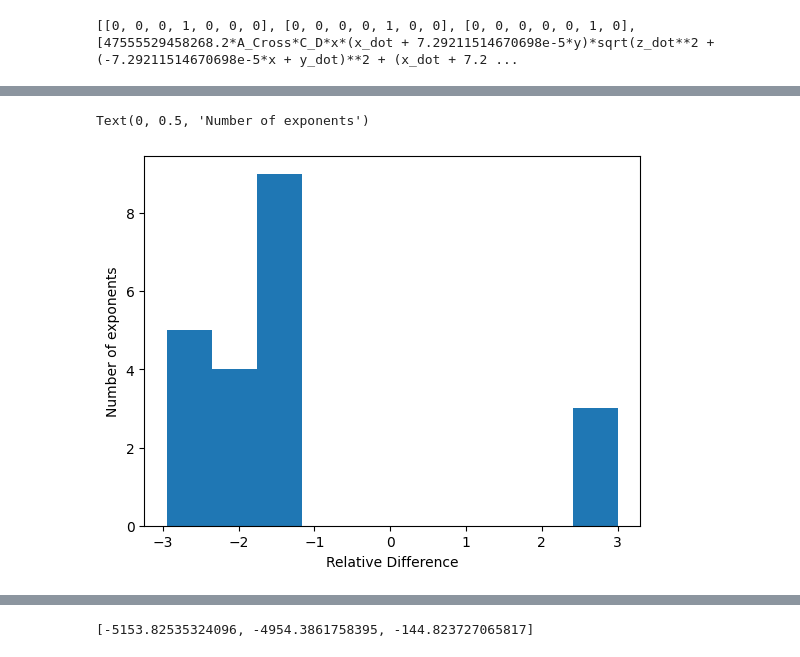
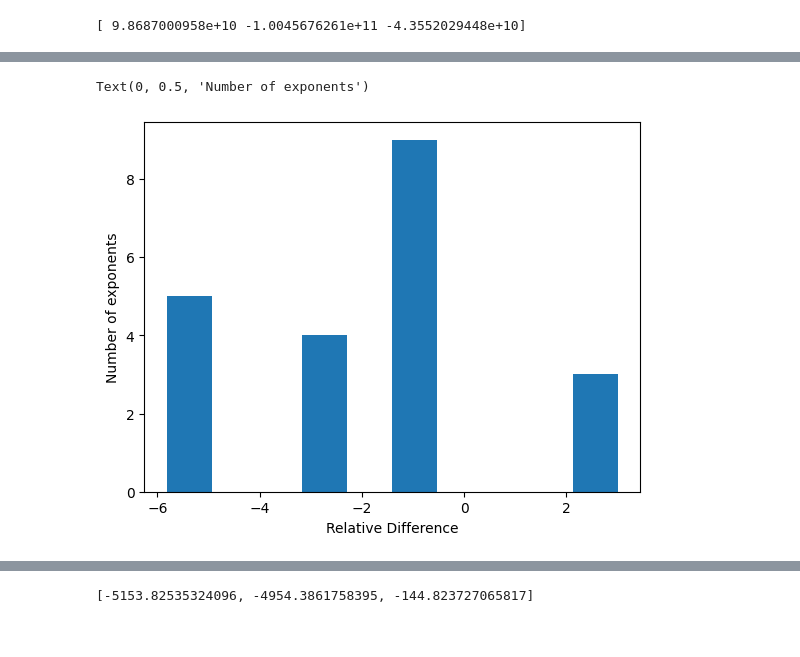
Before and after one commit to capitalts/Method-of-Orbit-Determination, a Jupyter notebook: Hw5/HW5.ipynb, the cells around one changed output, grey strips where cells are left out. Drawn from its saved outputs; the diff is of its cells as text; code cells hidden in the pictures.

```diff
--- a/Hw5/HW5.ipynb
+++ b/Hw5/HW5.ipynb
@@ -301,14 +309,6 @@ def sun_position_vector(JD_UTC, del_UT1, leap_sec):
     lamMoon = (125.04452222 - (5*r + 134.1362608)*T_TT + 0.0020708*T_TT**2 + 2.2E-6*T_TT**3)
     alpha = np.array([Mmoon, Mdot, uMoon, Ddot, lamMoon])*deg2rad
 
-    # IAU1980 Theory of Nutation model
-    dat_file = "nut80.dat"
-
-    #nutaton model column names
-    column_names = ['ki1', 'ki2', 'ki3', 'ki4', 'ki5', 'Aj', 'Bj', 'Cj', 'Dj', 'j']
-
-    #nutation dataframe
-    df = pd.read_csv(dat_file, sep="\s+", names=column_names)
 
     #nutation in lam
     del_psi = np.dot((df['Aj']*10**-4 + df['Bj']*10**-4*T_TT)*arc_sec_to_rad, np.sin(np.dot(df[df.columns[0:5]], alpha)))
@@ -340,6 +340,13 @@ def sun_position_vector(JD_UTC, del_UT1, leap_sec):
     r_ECI = np.matmul(P, np.matmul(N, r_ecliptic))*au
 
     return r_ECI
+
+leap_sec = 37
+del_UT1 = 196.5014 #[s]
+r_sun = sun_position_vector(JD_UTC, leap_sec, del_UT1)
+print(r_sun)
+# %% [output]
+[ 9.8687000958e+10 -1.0045676261e+11 -4.3552029448e+10]
 # %%
 def moon_position_vector(JD_UTC, del_UT1, leap_sec):
     # Constants
@@ -354,6 +361,7 @@ def moon_position_vector(JD_UTC, del_UT1, leap_sec):
 
     #T_TT
     TAI = JD_UTC + leap_sec/86400
+
     JD_TT = TAI + 32.184/86400
     T_TT = (JD_TT-JD2000)/36525
 
@@ -372,18 +380,15 @@ def moon_position_vector(JD_UTC, del_UT1, leap_sec):
         + 0.0095*np.cos((259.2 - 413335.38*T_TT)*deg2rad) + 0.0078*np.cos((235.7 + 890534.23*T_TT)*deg2rad) \
         + 0.0028*np.cos((269.9 + 954397.70*T_TT)*deg2rad)) % 360
 
-
     #oblquity of the ecliptic
     epsilon = (23.439291 - 0.0130042*T_TT - 1.64E-7*T_TT**2 + 5.04E-7*T_TT**3) % 360
-
     #magnitude of the vector from the Earth to the Moon
-    R_earth = 6378.145*1000 #m
+    R_earth = 6378.1363*1000 #m
     r_moon = R_earth/np.sin(O*deg2rad)
     #moon position vector in ecliptic coordinates
     r_ecliptic = np.array([r_moon*np.cos(phi*deg2rad)*np.cos(l*deg2rad), \
                            r_moon*(np.cos(epsilon*deg2rad)*np.cos(phi*deg2rad)*np.sin(l*deg2rad) - np.sin(epsilon*deg2rad)*np.sin(phi*deg2rad)), \
                             r_moon*(np.sin(epsilon*deg2rad)*np.cos(phi*deg2rad)*np.sin(l*deg2rad) + np.cos(epsilon*deg2rad)*np.sin(phi*deg2rad))])
-
 
     #rotation from TOD to ECI
     arc_sec_to_rad = np.pi/(180*3600)
@@ -395,15 +400,6 @@ def moon_position_vector(JD_UTC, del_UT1, leap_sec):
     Ddot = (297.85036306 + (1236*r + 307.1114800)*T_TT - 0.0019142*T_TT**2 + 5.3E-6*T_TT**3)
     lamMoon = (125.04452222 - (5*r + 134.1362608)*T_TT + 0.0020708*T_TT**2 + 2.2E-6*T_TT**3)
     alpha = np.array([Mmoon, Mdot, uMoon, Ddot, lamMoon])*deg2rad
-
-    # IAU1980 Theory of Nutation model
-    dat_file = "nut80.dat"
-
-    #nutaton model column names
-    column_names = ['ki1', 'ki2', 'ki3', 'ki4', 'ki5', 'Aj', 'Bj', 'Cj', 'Dj', 'j']
-
-    #nutation dataframe
-    df = pd.read_csv(dat_file, sep="\s+", names=column_names)
 
     #nutation in lam
     del_psi = np.dot((df['Aj']*10**-4 + df['Bj']*10**-4*T_TT)*arc_sec_to_rad, np.sin(np.dot(df[df.columns[0:5]], alpha)))
@@ -539,20 +537,12 @@ r = sym.sqrt(x**2 + y**2 + z**2)
 
 #gravitational parameters (acceleration 1E-3 - 1E-5)
 J_2 = sym.Symbol('J_2')
-R_earth = sym.Symbol('R_earth')
 
 #drag parameters (acceleration 1E-11 - 1E-12)
-rho_0 = sym.Symbol('rho_0')
-H = sym.Symbol('H')
-r0 = sym.Symbol('r0')
 A_Cross= sym.Symbol('A_Cross')
-m = sym.Symbol('m')
-theta_dot = sym.Symbol('theta_dot')
 
 #solar radiation pressure parameters (order of magnitude for acceleration 1e-13)
 A_Cross_Sol = sym.Symbol('A_Cross_Sol')
-d = sym.Symbol('d') #distance from sun
-theta = sym.Symbol('theta')
 
 #third body perturbation parameters (acceleration is 1e-10 km/s^2)
 mu_sun = sym.Symbol('mu_sun')
@@ -561,10 +551,10 @@ r_sun = sym.MatrixSymbol('r_sun', 1, 3)
 r_moon = sym.MatrixSymbol('r_moon', 1, 3)
 
 #perturbation switches
-gravity = False
+gravity = True
 drag = True
-solar = False
-third_body = False
+solar = True
+third_body = True
 
 #F functions
 F1 = x_dot
@@ -582,7 +572,6 @@ A = [[sym.diff(F1, x), sym.diff(F1, y), sym.diff(F1, z), sym.diff(F1, x_dot), sy
      [sym.diff(F6, x), sym.diff(F6, y), sym.diff(F6, z), sym.diff(F6, x_dot), sym.diff(F6, y_dot), sym.diff(F6, z_dot), sym.diff(F6, C_D)],
      [sym.diff(F7, x), sym.diff(F7, y), sym.diff(F7, z), sym.diff(F7, x_dot), sym.diff(F7, y_dot), sym.diff(F7, z_dot), sym.diff(F7, C_D)]]
 
-print(A)
 
 if gravity and drag and solar and third_body:
      A = sym.lambdify([x, y, z, mu, J_2, x_dot, y_dot, z_dot, C_D, A_Cross, A_Cross_Sol, mu_sun, mu_moon, r_sun, r_moon], A)
@@ -601,8 +590,6 @@ elif third_body:
 
 else:
      A = sym.lambdify([x, y, z, mu], A)
-# %% [output]
-[[0, 0, 0, 1, 0, 0, 0], [0, 0, 0, 0, 1, 0, 0], [0, 0, 0, 0, 0, 1, 0], [47555529458268.2*A_Cross*C_D*x*(x_dot + 7.29211514670698e-5*y)*sqrt(z_dot**2 + (-7.29211514670698e-5*x + y_dot)**2 + (x_dot + 7.2 ...
 # %%
 #calculate A matrix at t0
 
@@ -639,9 +626,7 @@ r_moon[0] = moon_position_vector(JD_UTC, leap_sec, del_UT1)
 
 #solar parameters
 A_Cross_Sol = 15 #[m^2]
-d = np.linalg.norm(np.array([x, y, z]) - r_sun[0])/AU
-print('d', d)
-theta = 0
+
 
 
 if gravity and drag and solar and third_body:
@@ -654,7 +639,7 @@ elif drag:
      A_1 = A(x, y, z, mu, x_dot, y_dot, z_dot, C_D, A_Cross)
 
 elif solar:
-     A_1 = A(x, y, z, mu, A_Cross_Sol, d, m, theta)
+     A_1 = A(x, y, z, mu, A_Cross_Sol)
 
 elif third_body:
      A_1 = A(x, y, z, mu, mu_sun, mu_moon, r_sun, r_moon)
@@ -678,11 +663,14 @@ A_true = np.array([[0,0,0,1,0,0,0],
                [7.12613038229113e-07,-9.15703716126767e-07,2.32534862733938e-09,5.52635847842624e-13,-4.93156219616261e-12,-8.9677255203802e-14,-8.56007671349384e-12],
                [1.00489138810082e-08,2.32534964461914e-09,-1.08334385699352e-06,2.06452887076393e-14,-8.9677255203802e-14,-2.5344195911523e-12,-3.19786086623803e-13],
                [0,0,0,0,0,0,0]])
-print('A_0', A_0[3:6])
+
+np.set_printoptions(precision=16)
+# print('A_0', A_0[3:6])
 print('A_1', A_1[3:6])
-print('residuals', A_1[3:6] - A_0[3:6])
-# print('A_true', A_true[3:6])
+# print('residuals', A_1[3:6] - A_0[3:6])
+print('A_true', A_true[3:6])
 # print('residuals\n', A_true[3:6] - A_1[3:6])
+
 relDiff = np.abs(np.divide((A_1[3:6] - A_true[3:6]), A_true[3:6]))
 # print('Relative Difference \n', relDiff)
 # print(np.reshape(np.log10(abs(relDiff)), 3*7))
@@ -712,2 +699,2 @@ residuals [[-4.0750252378e-14 -9.6028496866e-15 -1.3209420744e-16 -2.4990434137e
 Text(0, 0.5, 'Number of exponents')
-[figure, old version]
+[figure, new version]
```
Also changed, not shown: parts of 28 cells of this notebook, 1 other file.
